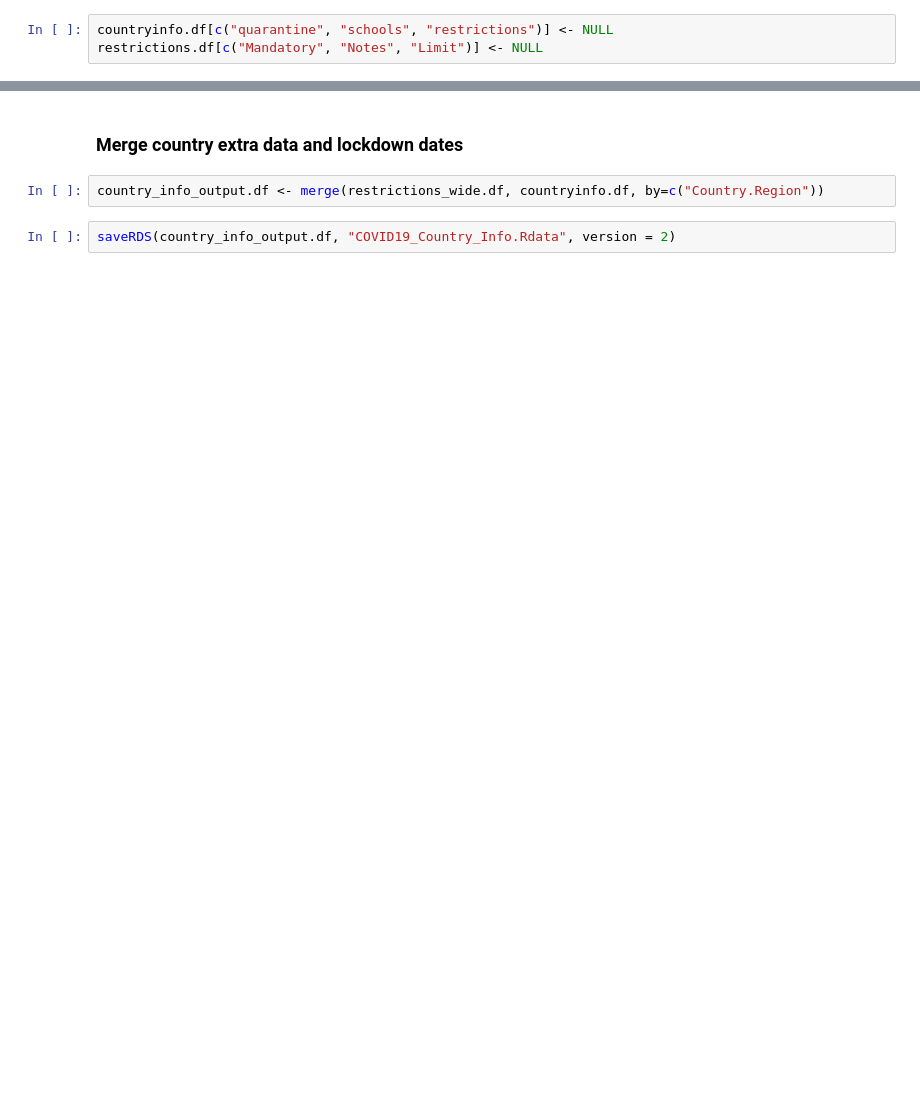
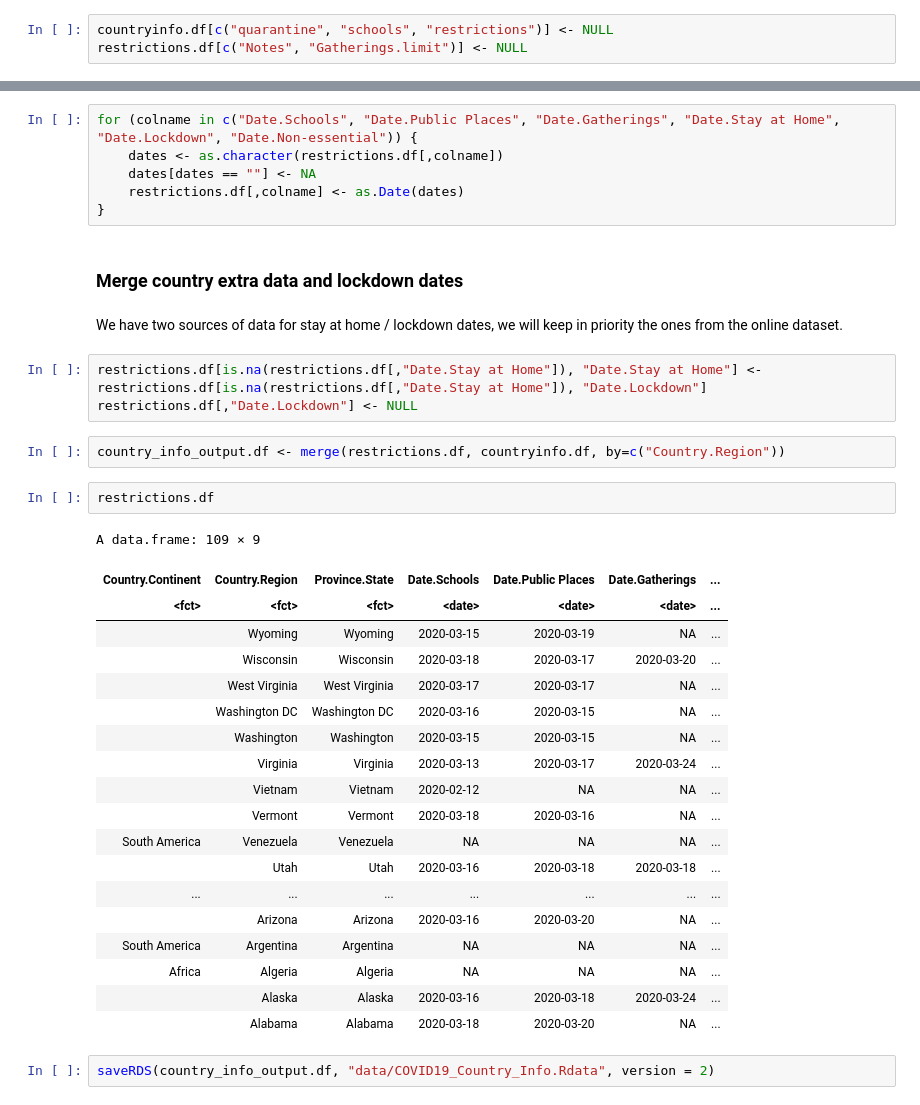
Before and after one commit to TheoVerhelst/ulb-mlg-time-series-impact, a Jupyter notebook: PreprocessData.ipynb, the cells around one changed output, grey strips where cells are left out. Drawn from its saved outputs; the diff is of its cells as text; blank space fills up the shorter version.

```diff
--- a/PreprocessData.ipynb
+++ b/PreprocessData.ipynb
@@ -242,4 +252,4 @@ names(countryinfo.df)[1] <- "Country.Region"
 We will have this data after we merge it with restrictions.df
 # %%
 countryinfo.df[c("quarantine", "schools", "restrictions")] <- NULL
-restrictions.df[c("Mandatory", "Notes", "Limit")] <- NULL
+restrictions.df[c("Notes", "Gatherings.limit")] <- NULL
@@ -254,6 +258,39 @@ Warning message in reshapeWide(data, idvar = idvar, timevar = timevar, varying =
+# %%
+for (colname in c("Date.Schools", "Date.Public Places", "Date.Gatherings", "Date.Stay at Home", "Date.Lockdown", "Date.Non-essential")) {
+    dates <- as.character(restrictions.df[,colname])
+    dates[dates == ""] <- NA
+    restrictions.df[,colname] <- as.Date(dates)
+}
 # %% [markdown]
 ### Merge country extra data and lockdown dates
+# %% [markdown]
+We have two sources of data for stay at home / lockdown dates, we will keep in priority the ones from the online dataset.
+# %%
+restrictions.df[is.na(restrictions.df[,"Date.Stay at Home"]), "Date.Stay at Home"] <- restrictions.df[is.na(restrictions.df[,"Date.Stay at Home"]), "Date.Lockdown"]
+restrictions.df[,"Date.Lockdown"] <- NULL
 # %%
-country_info_output.df <- merge(restrictions_wide.df, countryinfo.df, by=c("Country.Region"))
+country_info_output.df <- merge(restrictions.df, countryinfo.df, by=c("Country.Region"))
+# %%
+restrictions.df
+# %% [output]
+A data.frame: 109 × 9
+| Country.Continent | Country.Region | Province.State | Date.Schools | Date.Public Places | Date.Gatherings | ... |
+| <fct> | <fct> | <fct> | <date> | <date> | <date> | ... |
+|  | Wyoming | Wyoming | 2020-03-15 | 2020-03-19 | NA | ... |
+|  | Wisconsin | Wisconsin | 2020-03-18 | 2020-03-17 | 2020-03-20 | ... |
+|  | West Virginia | West Virginia | 2020-03-17 | 2020-03-17 | NA | ... |
+|  | Washington DC | Washington DC | 2020-03-16 | 2020-03-15 | NA | ... |
+|  | Washington | Washington | 2020-03-15 | 2020-03-15 | NA | ... |
+|  | Virginia | Virginia | 2020-03-13 | 2020-03-17 | 2020-03-24 | ... |
+|  | Vietnam | Vietnam | 2020-02-12 | NA | NA | ... |
+|  | Vermont | Vermont | 2020-03-18 | 2020-03-16 | NA | ... |
+| South America | Venezuela | Venezuela | NA | NA | NA | ... |
+|  | Utah | Utah | 2020-03-16 | 2020-03-18 | 2020-03-18 | ... |
+| ... | ... | ... | ... | ... | ... | ... |
+|  | Arizona | Arizona | 2020-03-16 | 2020-03-20 | NA | ... |
+| South America | Argentina | Argentina | NA | NA | NA | ... |
+| Africa | Algeria | Algeria | NA | NA | NA | ... |
+|  | Alaska | Alaska | 2020-03-16 | 2020-03-18 | 2020-03-24 | ... |
+|  | Alabama | Alabama | 2020-03-18 | 2020-03-20 | NA | ... |
 # %%
-saveRDS(country_info_output.df, "COVID19_Country_Info.Rdata", version = 2)
+saveRDS(country_info_output.df, "data/COVID19_Country_Info.Rdata", version = 2)
```
Also changed, not shown: parts of 8 cells of this notebook, 2 other files.
